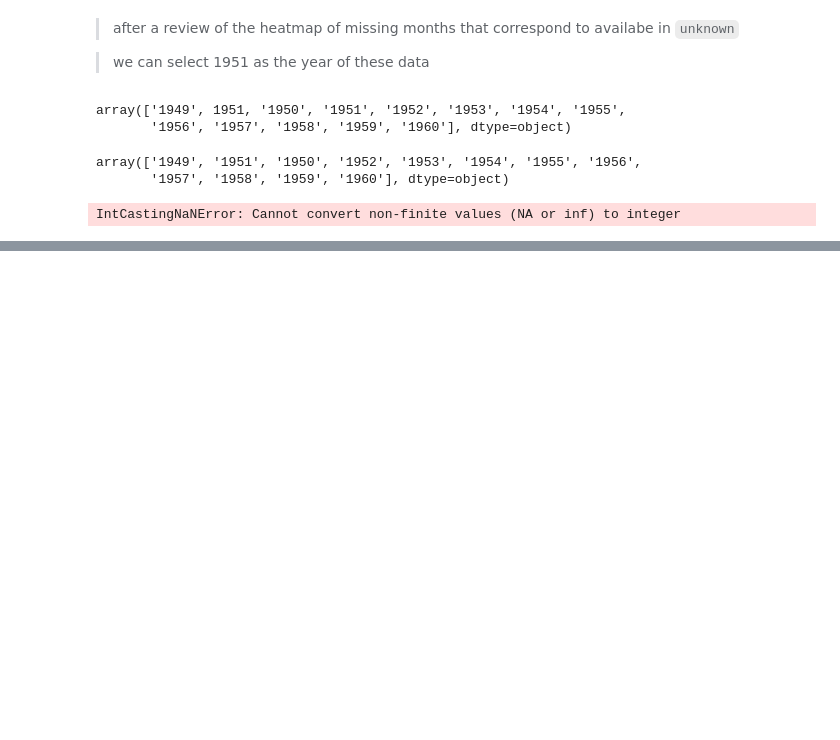
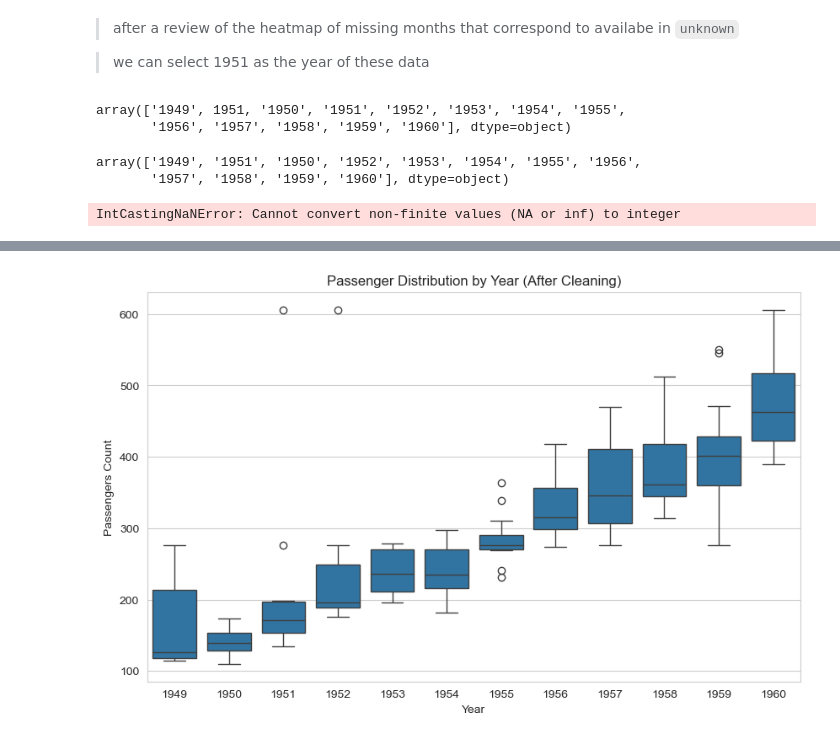
Before and after one commit to walidazimi-star/CA-Data-Science-Mini_Project_1_EDA, a Jupyter notebook: 7. EDA Mini Project Demo.ipynb, the cells around one changed output, grey strips where cells are left out. Drawn from its saved outputs; the diff is of its cells as text; code cells hidden in the pictures; blank space fills up the shorter version.

```diff
--- a/7. EDA Mini Project Demo.ipynb
+++ b/7. EDA Mini Project Demo.ipynb
@@ -395,0 +576,9 @@ IntCastingNaNError: Cannot convert non-finite values (NA or inf) to integer
+# %%
+plt.figure(figsize=(10, 6))
+sns.boxplot(data=flights, x='Year', y='Passengers')
+plt.title('Passenger Distribution by Year (After Cleaning)')
+plt.xlabel("Year")
+plt.ylabel('Passengers Count')
+plt.show()
+# %% [output]
+[figure, added]
```
Also changed, not shown: parts of 32 cells of this notebook.
